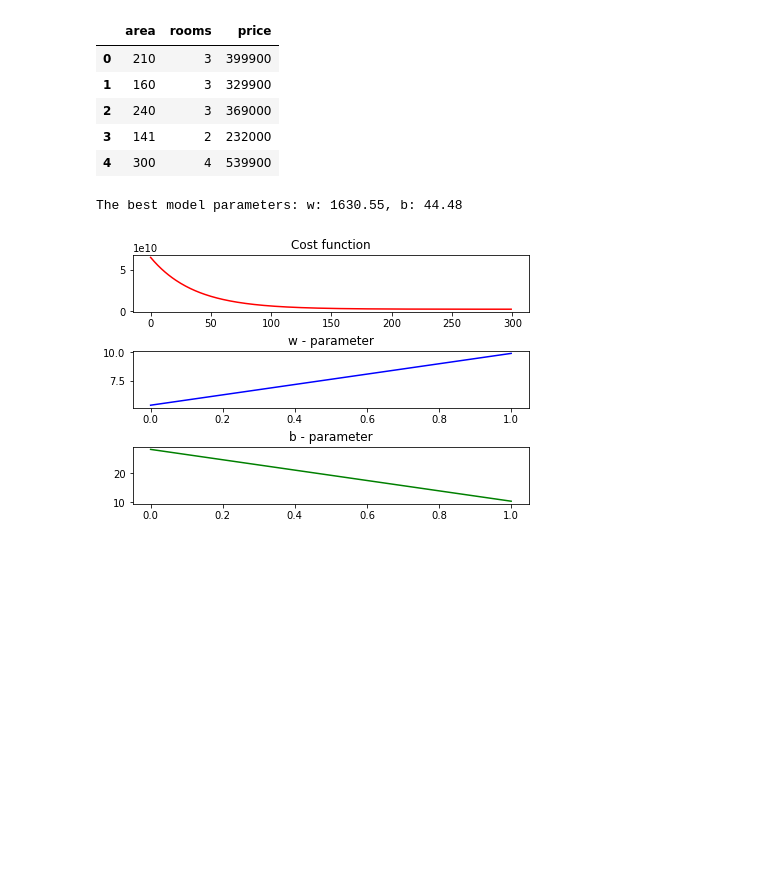
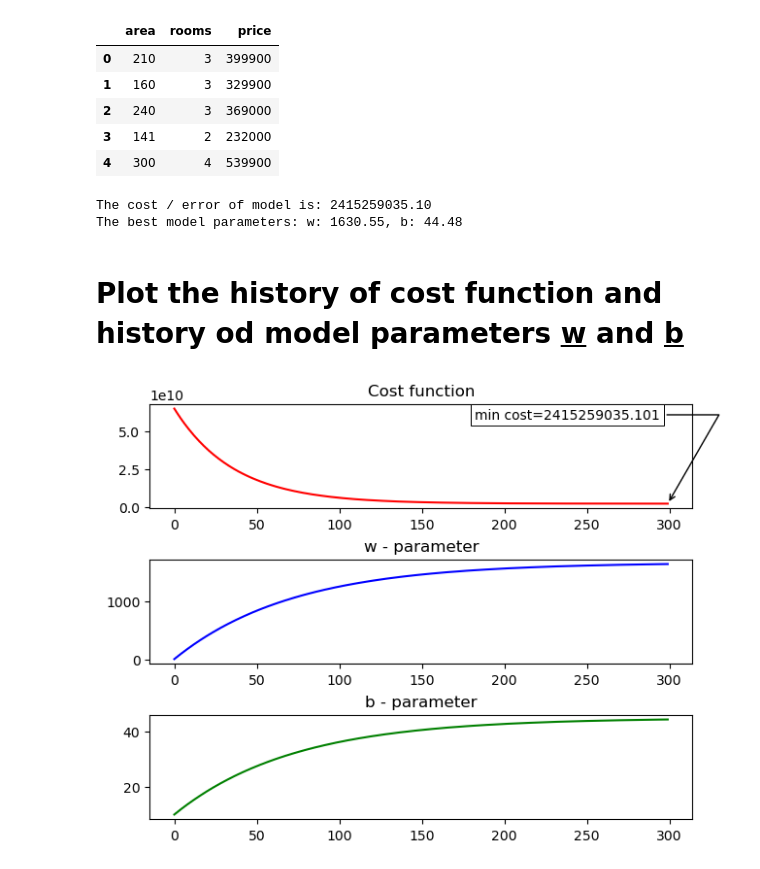
Before and after one commit to peterbaksa/MachineLearning, a Jupyter notebook: 01_Linear_Regression/02_linear_regression_on_dataset.ipynb, the cells around one changed output. Cells and saved outputs as stored; diff of their text form; code cells hidden in the pictures; blank space fills up the shorter version.

```diff
--- a/01_Linear_Regression/02_linear_regression_on_dataset.ipynb
+++ b/01_Linear_Regression/02_linear_regression_on_dataset.ipynb
@@ -86,7 +91,7 @@ def compute_gradient_descent(x, y, w, b):
 w_init = 10
 b_init = 10
 
-# define count of itterations and alpha parameters
+# define count of iterations and alpha parameters
 iterations = 300
 alpha = 3.0e-7
 
@@ -98,7 +103,7 @@ b = copy.copy(b_init)
 cost_history = []
 model_parameters_history = []
 
-# run trainig
+# run training
 for i in range(iterations):
     # calculate:
     #     dJ_dw(J(w, b)) = 1/m.sum(((w.x + b)-y).x)
@@ -116,22 +121,44 @@ for i in range(iterations):
     w = w - alpha*dj_dw
     b = b - alpha*dj_db
 
-    # save all costs and model pamameter in to array
+    # save all costs and model parameter in to array
     cost_history.append(compute_cost(x_train, y_train, w, b))
     model_parameters_history.append([w, b])
 
-# plot progress of cost function and parameters w and b during each itterations (x-axes)
-fig, (ax1, ax2, ax3) = plt.subplots(3, 1, constrained_layout=True)
-ax1.plot(cost_history, color='red')
-ax1.set_title('Cost function')
-ax2.plot(model_parameters_history[0], color='blue')
-ax2.set_title('w - parameter')
-ax3.plot(model_parameters_history[1], color='green')
-ax3.set_title('b - parameter')
+print("The cost / error of model is: {:.2f}".format(cost_history[-1]))
 print("The best model parameters: w: {:.2f}, b: {:.2f}".format(model_parameters_history[-1][0], model_parameters_history[-1][1]))
 # %% [output]
+The cost / error of model is: 2415259035.10
 The best model parameters: w: 1630.55, b: 44.48
-[figure, removed]
+# %% [markdown]
+# Plot the history of cost function and history od model parameters <u>w</u> and <u>b</u>
+# %%
+fig, (ax1, ax2, ax3) = plt.subplots(3, 1, constrained_layout=True)
+ax1.plot(cost_history, color='red')
+ax1.set_title('Cost function')
+w_parameter = [x[0] for x in model_parameters_history]
+ax2.plot(w_parameter, color='blue')
+ax2.set_title('w - parameter')
+b_parameter = [x[1] for x in model_parameters_history]
+ax3.plot(b_parameter, color='green')
+ax3.set_title('b - parameter')
+
+
+def annot_max(x,y, ax=None):
+    x_min = x[np.argmin(y)]
+    y_min = y.min()
+    text = "min cost={:.3f}".format(y_min)
+    if not ax:
+        ax = plt.gca()
+    bbox_props = dict(boxstyle="square,pad=0.3", fc="w", ec="k", lw=0.72)
+    arrowprops = dict(arrowstyle="->",connectionstyle="angle,angleA=0,angleB=60")
+    kw = dict(xycoords='data',textcoords="axes fraction",
+              arrowprops=arrowprops, bbox=bbox_props, ha="right", va="top")
+    ax.annotate(text, xy=(x_min, y_min), xytext=(0.94,0.96), **kw)
+
+annot_max(np.arange(len(cost_history)),np.array(cost_history),ax1)
+# %% [output]
+[figure, added]
 # %%
 # get best = last results of model from training process
 best_model = model_parameters_history[-1]
```
Also changed, not shown: parts of 6 cells of this notebook, 7 other files.
